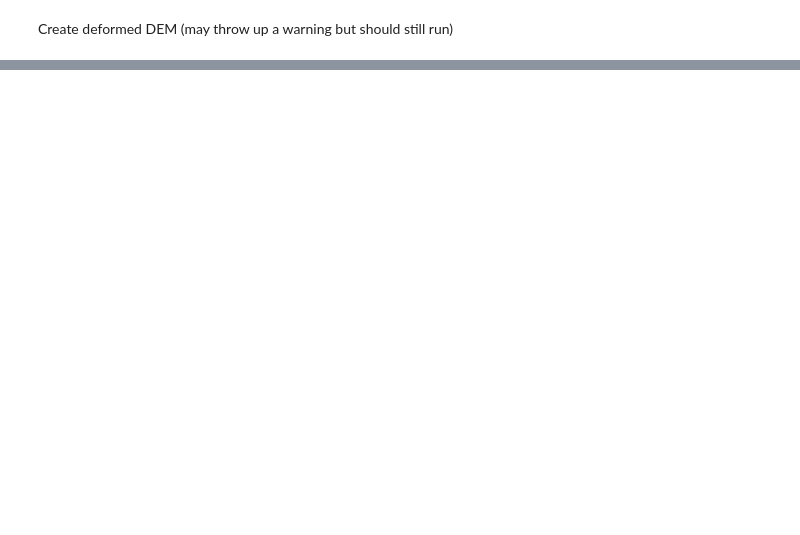
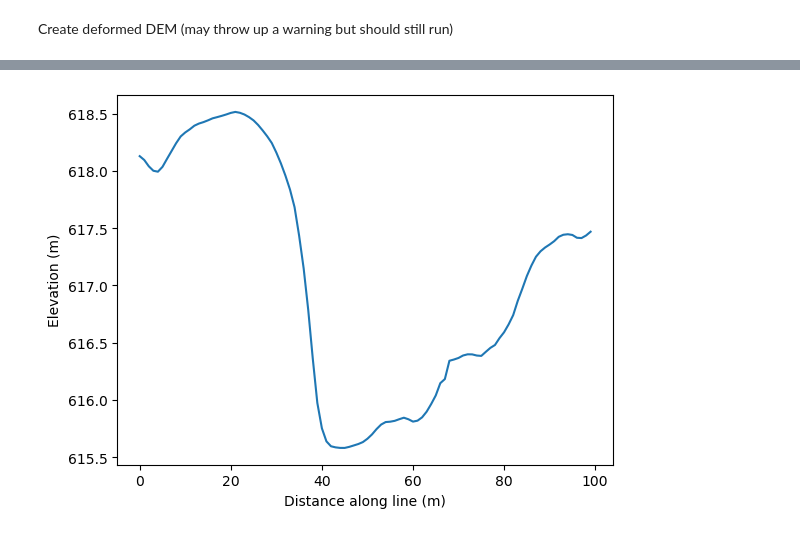
Before and after one commit to andy22b/synscarp, a Jupyter notebook: hope_example/kakapo_example.ipynb, the cells around one changed output, grey strips where cells are left out. Saved outputs shown, nothing was run; the diff lists cells and outputs as text; code cells hidden in the pictures; blank space fills up the shorter version.

```diff
--- a/hope_example/kakapo_example.ipynb
+++ b/hope_example/kakapo_example.ipynb
@@ -145,0 +96,9 @@ array([[-89404.69 , -89404.25 , -89403.61 , ..., -89331.84 , -89331.84 ,
+# %%
+
+plt.plot(distances, profile_z)
+plt.xlabel("Distance along line (m)")
+plt.ylabel("Elevation (m)")
+# plt.ylim(613,615)
+plt.show()
+# %% [output]
+[figure, added]
```
Also changed, not shown: parts of 20 cells of this notebook, 3 other files.
